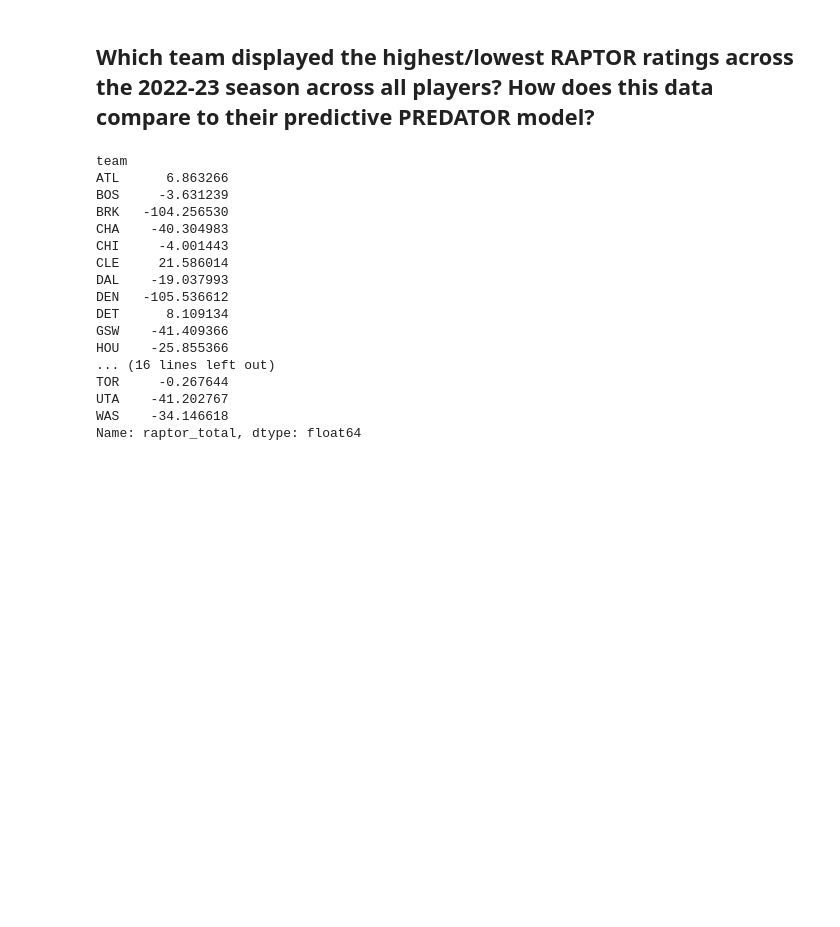
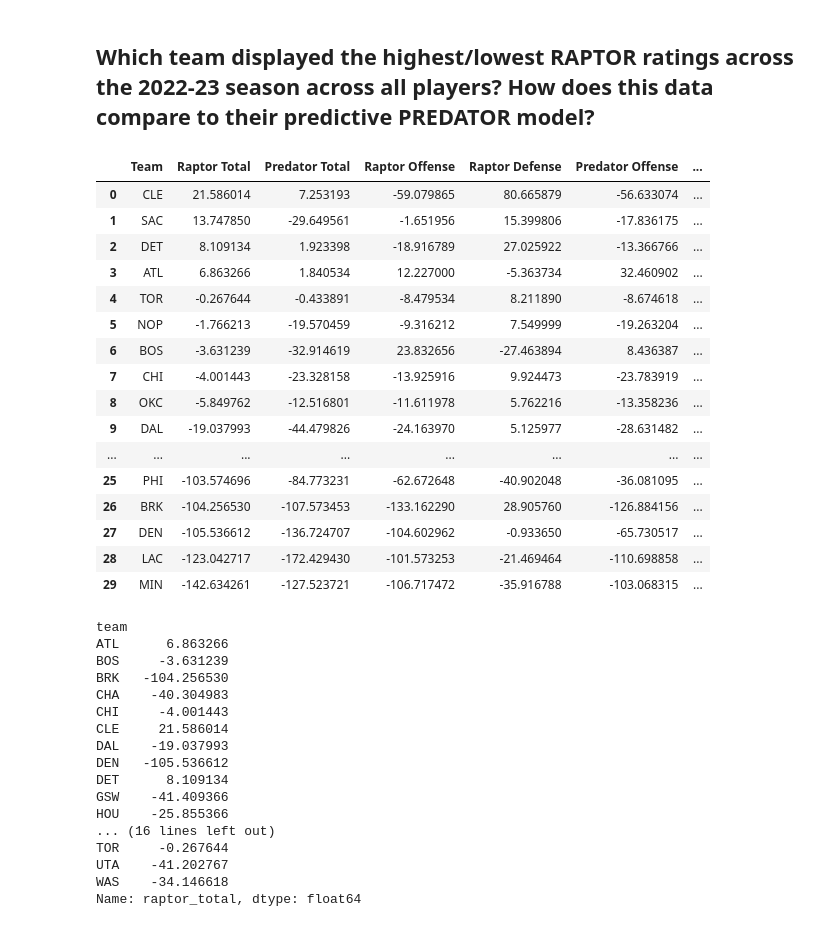
Before and after one commit to UzmaSayyeda/Project01, a Jupyter notebook: Team RAPTOR Comparisons.ipynb, the cells around one changed output. Drawn from its saved outputs; the diff is of its cells as text; code cells hidden in the pictures; blank space fills up the shorter version.

Commit message:
Updated Team RAPTOR Comparisons

```diff
--- a/Team RAPTOR Comparisons.ipynb
+++ b/Team RAPTOR Comparisons.ipynb
@@ -108,6 +93,0 @@ predator_defense_df = pd.DataFrame({'Team': predator_defense.index, 'Predator De
-# %%
-merged_df = raptor_df.merge(predator_df, on='Team')
-merged_df = merged_df.merge(raptor_offense_df, on='Team')
-merged_df = merged_df.merge(raptor_defense_df, on='Team')
-merged_df = merged_df.merge(predator_offense_df, on='Team')
-merged_df = merged_df.merge(predator_defense_df, on='Team')
@@ -116 +108,27 @@ raptor_breakdown= raptor_offense,
+# %%
+merged_team_df = raptor_df.merge(predator_df, on='Team')
+merged_team_df = merged_df.merge(raptor_offense_df, on='Team')
+merged_team_df = merged_df.merge(raptor_defense_df, on='Team')
+merged_team_df = merged_df.merge(predator_offense_df, on='Team')
+merged_team_df = merged_df.merge(predator_defense_df, on='Team')
+# %%
+merged_team_df
+# %% [output]
+|  | Team | Raptor Total | Predator Total | Raptor Offense | Raptor Defense | Predator Offense | ... |
+| 0 | CLE | 21.586014 | 7.253193 | -59.079865 | 80.665879 | -56.633074 | ... |
+| 1 | SAC | 13.747850 | -29.649561 | -1.651956 | 15.399806 | -17.836175 | ... |
+| 2 | DET | 8.109134 | 1.923398 | -18.916789 | 27.025922 | -13.366766 | ... |
+| 3 | ATL | 6.863266 | 1.840534 | 12.227000 | -5.363734 | 32.460902 | ... |
+| 4 | TOR | -0.267644 | -0.433891 | -8.479534 | 8.211890 | -8.674618 | ... |
+| 5 | NOP | -1.766213 | -19.570459 | -9.316212 | 7.549999 | -19.263204 | ... |
+| 6 | BOS | -3.631239 | -32.914619 | 23.832656 | -27.463894 | 8.436387 | ... |
+| 7 | CHI | -4.001443 | -23.328158 | -13.925916 | 9.924473 | -23.783919 | ... |
+| 8 | OKC | -5.849762 | -12.516801 | -11.611978 | 5.762216 | -13.358236 | ... |
+| 9 | DAL | -19.037993 | -44.479826 | -24.163970 | 5.125977 | -28.631482 | ... |
+| ... | ... | ... | ... | ... | ... | ... | ... |
+| 25 | PHI | -103.574696 | -84.773231 | -62.672648 | -40.902048 | -36.081095 | ... |
+| 26 | BRK | -104.256530 | -107.573453 | -133.162290 | 28.905760 | -126.884156 | ... |
+| 27 | DEN | -105.536612 | -136.724707 | -104.602962 | -0.933650 | -65.730517 | ... |
+| 28 | LAC | -123.042717 | -172.429430 | -101.573253 | -21.469464 | -110.698858 | ... |
+| 29 | MIN | -142.634261 | -127.523721 | -106.717472 | -35.916788 | -103.068315 | ... |
 # %%
```
Also changed, not shown: parts of 11 cells of this notebook.
